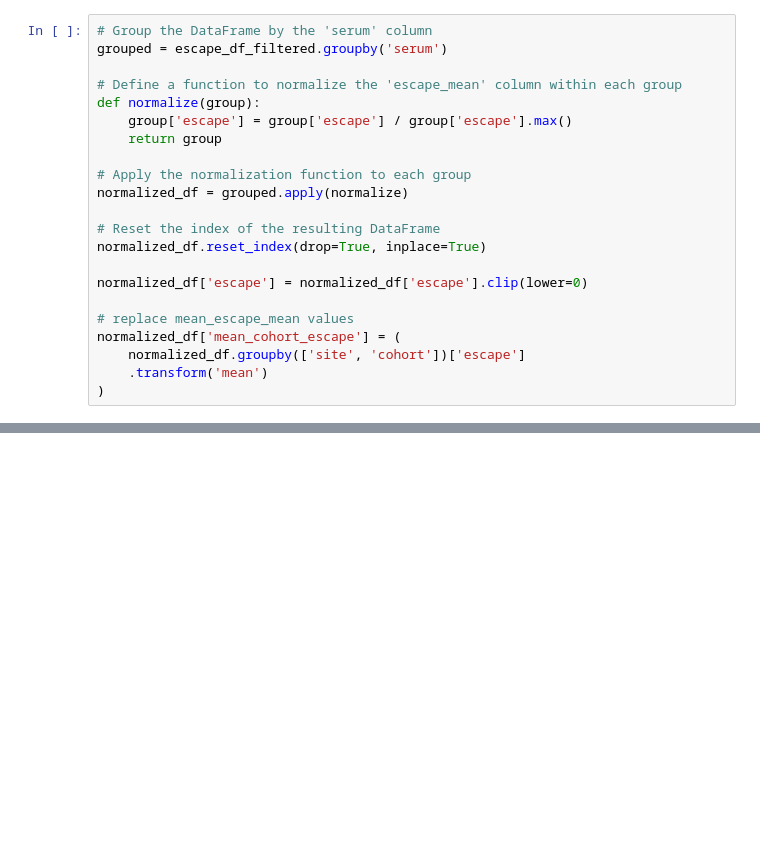
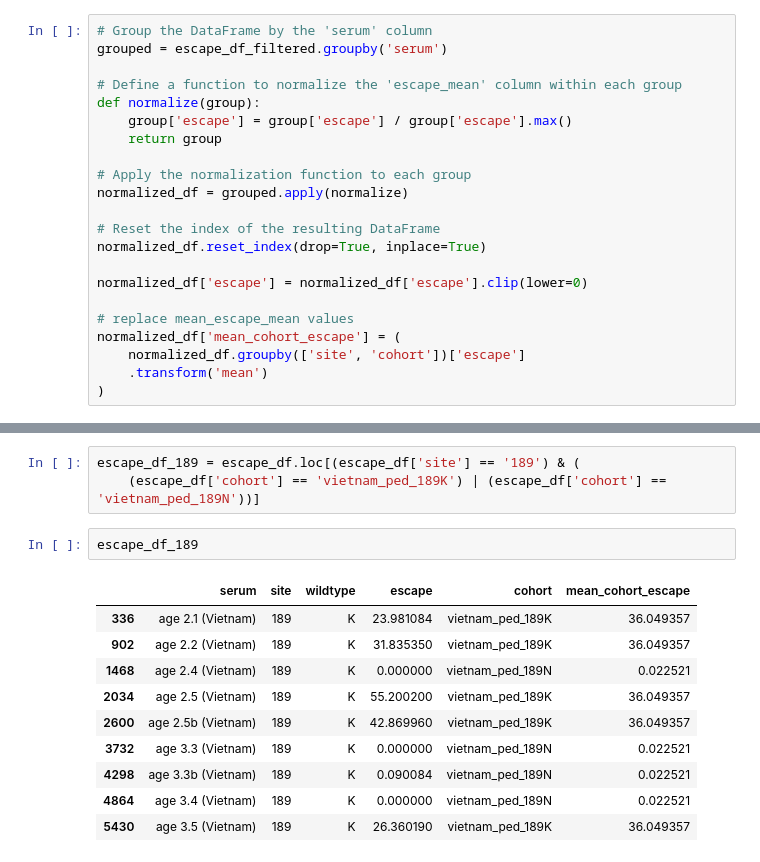
Before and after one commit to sorsinelli/flu_h3_hk19_dms_ic50, a Jupyter notebook: scratch_notebooks/figure_drafts/perth09_analysis/sitewise_escape_perth09.ipynb, the cells around one changed output, grey strips where cells are left out. Cells and saved outputs as stored; diff of their text form; blank space fills up the shorter version.

```diff
--- a/scratch_notebooks/figure_drafts/perth09_analysis/sitewise_escape_perth09.ipynb
+++ b/scratch_notebooks/figure_drafts/perth09_analysis/sitewise_escape_perth09.ipynb
@@ -467,3 +492,19 @@ faceted_lineplot_full.save(
 faceted_lineplot_full
 # %% [output]
 [interactive output not drawn]
+# %%
+escape_df_189 = escape_df.loc[(escape_df['site'] == '189') & (
+    (escape_df['cohort'] == 'vietnam_ped_189K') | (escape_df['cohort'] == 'vietnam_ped_189N'))]
+# %%
+escape_df_189
+# %% [output]
+|  | serum | site | wildtype | escape | cohort | mean_cohort_escape |
+| 336 | age 2.1 (Vietnam) | 189 | K | 23.981084 | vietnam_ped_189K | 36.049357 |
+| 902 | age 2.2 (Vietnam) | 189 | K | 31.835350 | vietnam_ped_189K | 36.049357 |
+| 1468 | age 2.4 (Vietnam) | 189 | K | 0.000000 | vietnam_ped_189N | 0.022521 |
+| 2034 | age 2.5 (Vietnam) | 189 | K | 55.200200 | vietnam_ped_189K | 36.049357 |
+| 2600 | age 2.5b (Vietnam) | 189 | K | 42.869960 | vietnam_ped_189K | 36.049357 |
+| 3732 | age 3.3 (Vietnam) | 189 | K | 0.000000 | vietnam_ped_189N | 0.022521 |
+| 4298 | age 3.3b (Vietnam) | 189 | K | 0.090084 | vietnam_ped_189N | 0.022521 |
+| 4864 | age 3.4 (Vietnam) | 189 | K | 0.000000 | vietnam_ped_189N | 0.022521 |
+| 5430 | age 3.5 (Vietnam) | 189 | K | 26.360190 | vietnam_ped_189K | 36.049357 |
```
Also changed, not shown: parts of 9 cells of this notebook, 12 other files.
